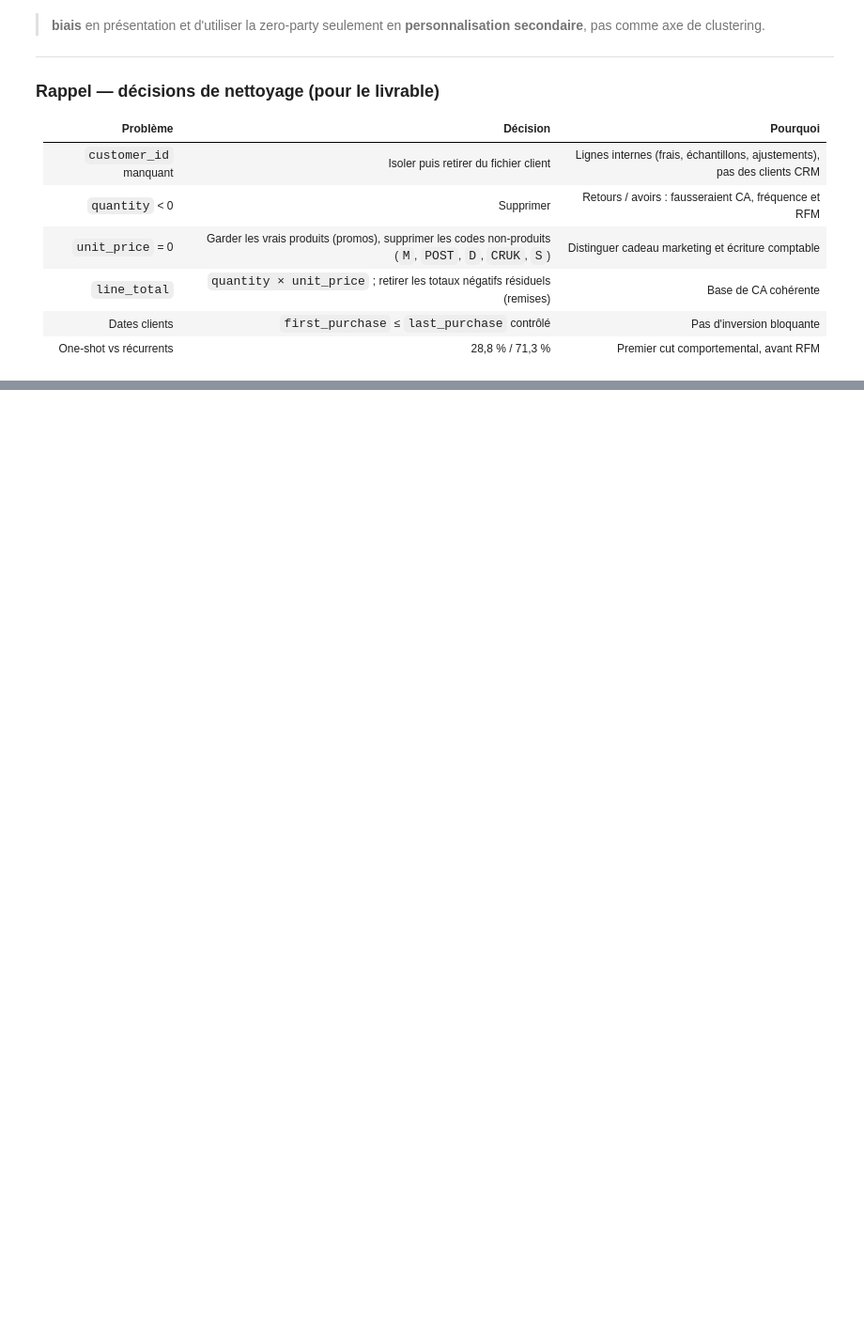
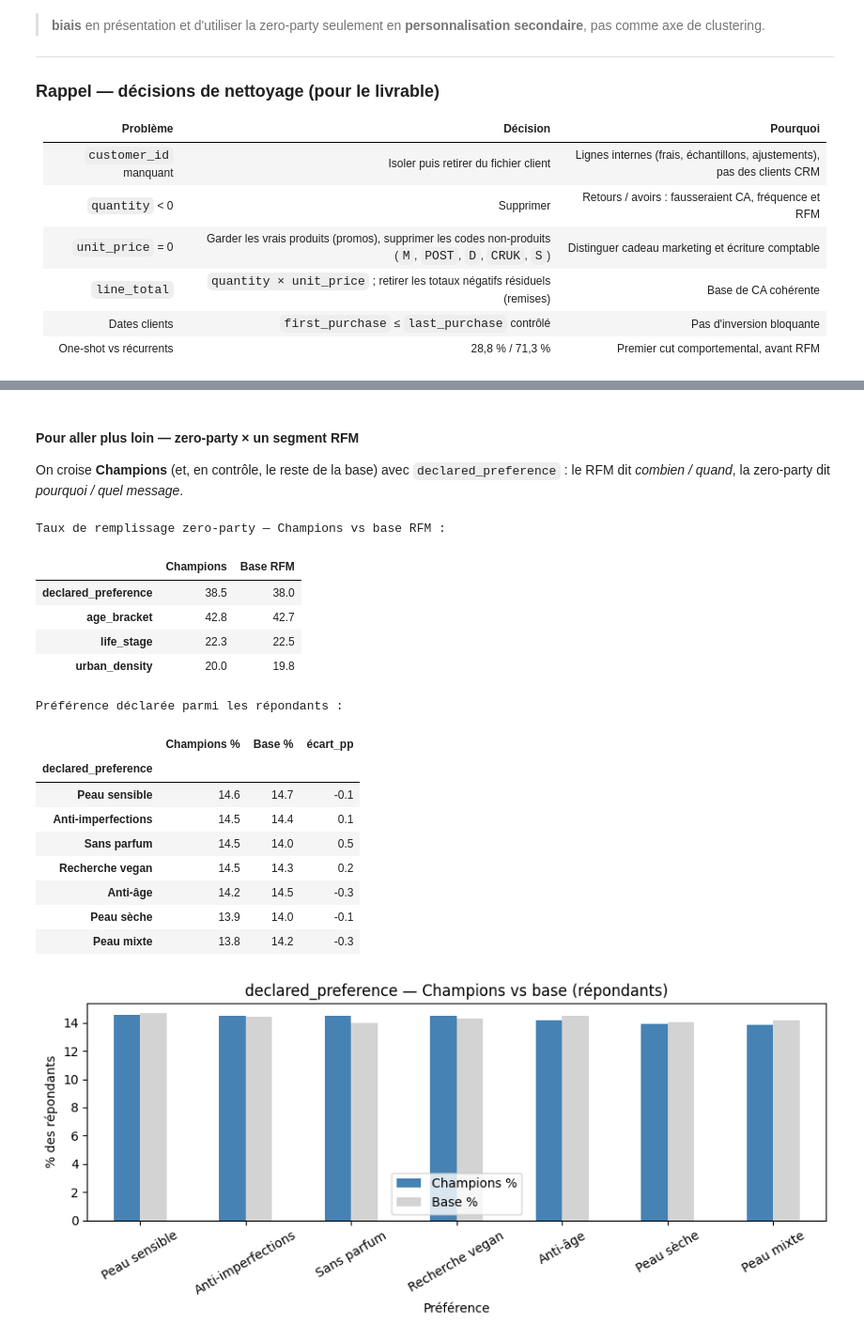
Before and after one commit to RomainR99/Data-Marketing-, a Jupyter notebook: DataMarketing.ipynb, the cells around one changed output, grey strips where cells are left out. Shown at 94% size. Drawn from its saved outputs; the diff is of its cells as text; code cells hidden in the pictures; blank space fills up the shorter version.

```diff
--- a/DataMarketing.ipynb
+++ b/DataMarketing.ipynb
@@ -1347,0 +1967,65 @@ Ces hypothèses relient une observation d'EDA à un comportement attendu, puis
+# %% [markdown]
+#### Pour aller plus loin — zero-party × un segment RFM
+
+On croise **Champions** (et, en contrôle, le reste de la base) avec `declared_preference` : le RFM dit *combien / quand*, la zero-party dit *pourquoi / quel message*.
+# %%
+zp_cols = ['declared_preference', 'age_bracket', 'life_stage', 'urban_density']
+rfm_zp = rfm_df.merge(
+    customers_df_cleaned[['customer_id'] + zp_cols],
+    on='customer_id',
+    how='left',
+)
+
+champ = rfm_zp[rfm_zp['segment'] == 'Champions']
+print("Taux de remplissage zero-party — Champions vs base RFM :")
+fill = pd.DataFrame({
+    'Champions': champ[zp_cols].notna().mean() * 100,
+    'Base RFM': rfm_zp[zp_cols].notna().mean() * 100,
+})
+display(fill.round(1))
+
+pref_champ = (
+    champ['declared_preference']
+    .dropna()
+    .value_counts(normalize=True)
+    .mul(100)
+    .rename('Champions %')
+)
+pref_all = (
+    rfm_zp['declared_preference']
+    .dropna()
+    .value_counts(normalize=True)
+    .mul(100)
+    .rename('Base %')
+)
+pref_cmp = pd.concat([pref_champ, pref_all], axis=1).fillna(0)
+pref_cmp['écart_pp'] = pref_cmp['Champions %'] - pref_cmp['Base %']
+print("\nPréférence déclarée parmi les répondants :")
+display(pref_cmp.round(1))
+
+fig, ax = plt.subplots(figsize=(9, 4))
+pref_cmp[['Champions %', 'Base %']].plot(kind='bar', ax=ax, color=['steelblue', 'lightgray'])
+ax.set_title('declared_preference — Champions vs base (répondants)')
+ax.set_ylabel('% des répondants')
+ax.set_xlabel('Préférence')
+ax.tick_params(axis='x', rotation=30)
+plt.tight_layout()
+plt.show()
+# %% [output]
+Taux de remplissage zero-party — Champions vs base RFM :
+|  | Champions | Base RFM |
+| declared_preference | 38.5 | 38.0 |
+| age_bracket | 42.8 | 42.7 |
+| life_stage | 22.3 | 22.5 |
+| urban_density | 20.0 | 19.8 |
+Préférence déclarée parmi les répondants :
+|  | Champions % | Base % | écart_pp |
+| declared_preference |  |  |  |
+| Peau sensible | 14.6 | 14.7 | -0.1 |
+| Anti-imperfections | 14.5 | 14.4 | 0.1 |
+| Sans parfum | 14.5 | 14.0 | 0.5 |
+| Recherche vegan | 14.5 | 14.3 | 0.2 |
+| Anti-âge | 14.2 | 14.5 | -0.3 |
+| Peau sèche | 13.9 | 14.0 | -0.1 |
+| Peau mixte | 13.8 | 14.2 | -0.3 |
+[figure, added]
```
Also changed, not shown: parts of 23 cells of this notebook.
